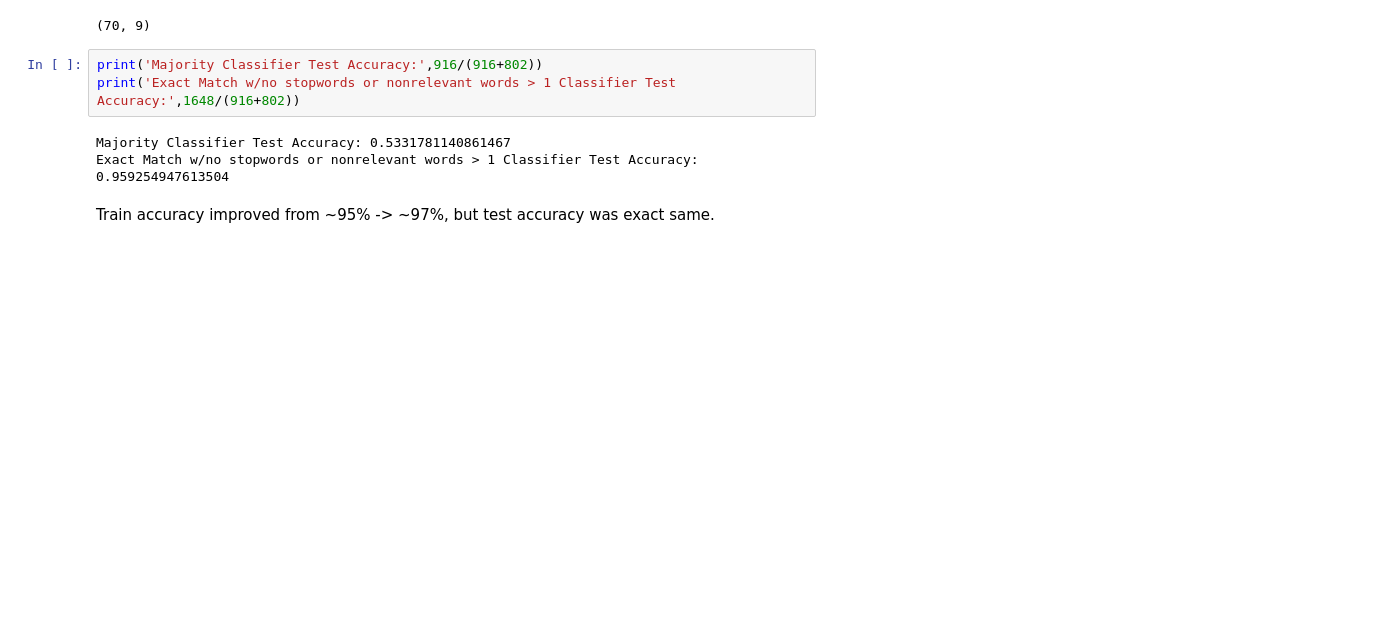
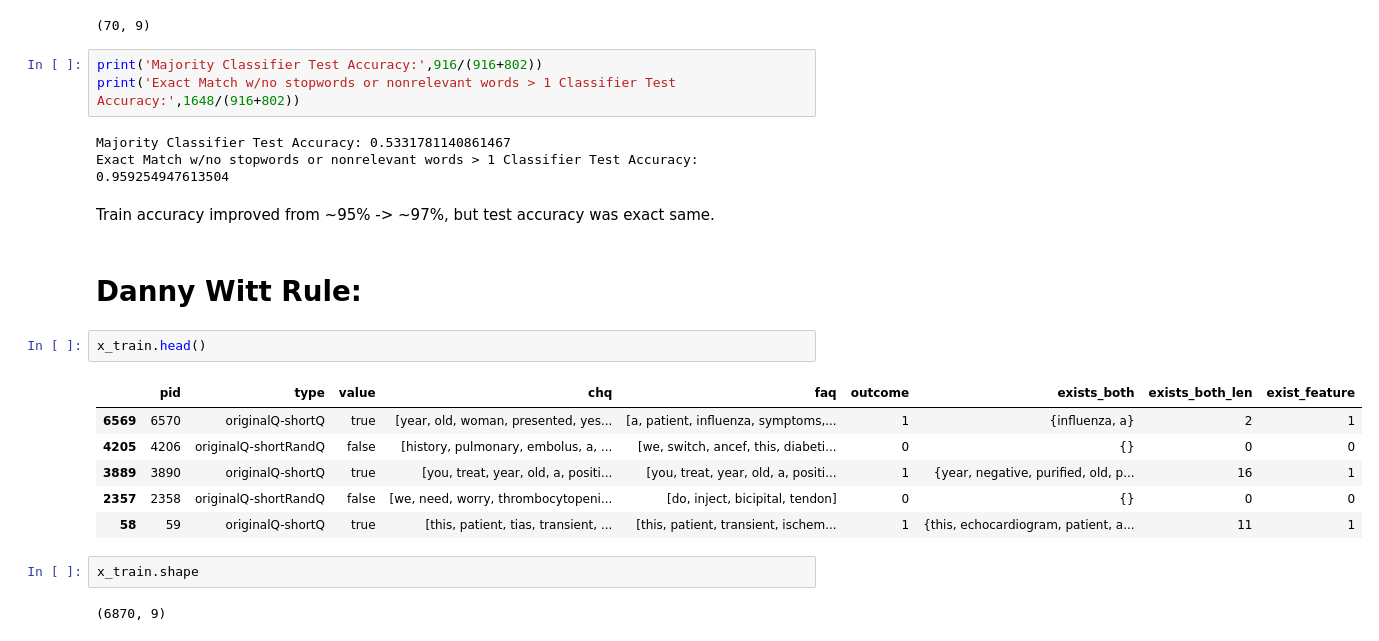
Before and after one commit to drwitt/NLP_IDS_690-03, a Jupyter notebook: Viggy_RQE_Analysis.ipynb, the cells around one changed output. Cells and saved outputs as stored; diff of their text form; blank space fills up the shorter version.

```diff
--- a/Viggy_RQE_Analysis.ipynb
+++ b/Viggy_RQE_Analysis.ipynb
@@ -878,3 +877,18 @@ Majority Classifier Test Accuracy: 0.5331781140861467
 Exact Match w/no stopwords or nonrelevant words > 1 Classifier Test Accuracy: 0.959254947613504
 # %% [markdown]
 Train accuracy improved from ~95% -> ~97%, but test accuracy was exact same.
+# %% [markdown]
+# Danny Witt Rule:
+# %%
+x_train.head()
+# %% [output]
+|  | pid | type | value | chq | faq | outcome | exists_both | exists_both_len | exist_feature |
+| 6569 | 6570 | originalQ-shortQ | true | [year, old, woman, presented, yes... | [a, patient, influenza, symptoms,... | 1 | {influenza, a} | 2 | 1 |
+| 4205 | 4206 | originalQ-shortRandQ | false | [history, pulmonary, embolus, a, ... | [we, switch, ancef, this, diabeti... | 0 | {} | 0 | 0 |
+| 3889 | 3890 | originalQ-shortQ | true | [you, treat, year, old, a, positi... | [you, treat, year, old, a, positi... | 1 | {year, negative, purified, old, p... | 16 | 1 |
+| 2357 | 2358 | originalQ-shortRandQ | false | [we, need, worry, thrombocytopeni... | [do, inject, bicipital, tendon] | 0 | {} | 0 | 0 |
+| 58 | 59 | originalQ-shortQ | true | [this, patient, tias, transient, ... | [this, patient, transient, ischem... | 1 | {this, echocardiogram, patient, a... | 11 | 1 |
+# %%
+x_train.shape
+# %% [output]
+(6870, 9)
```
Also changed, not shown: parts of 20 cells of this notebook.
